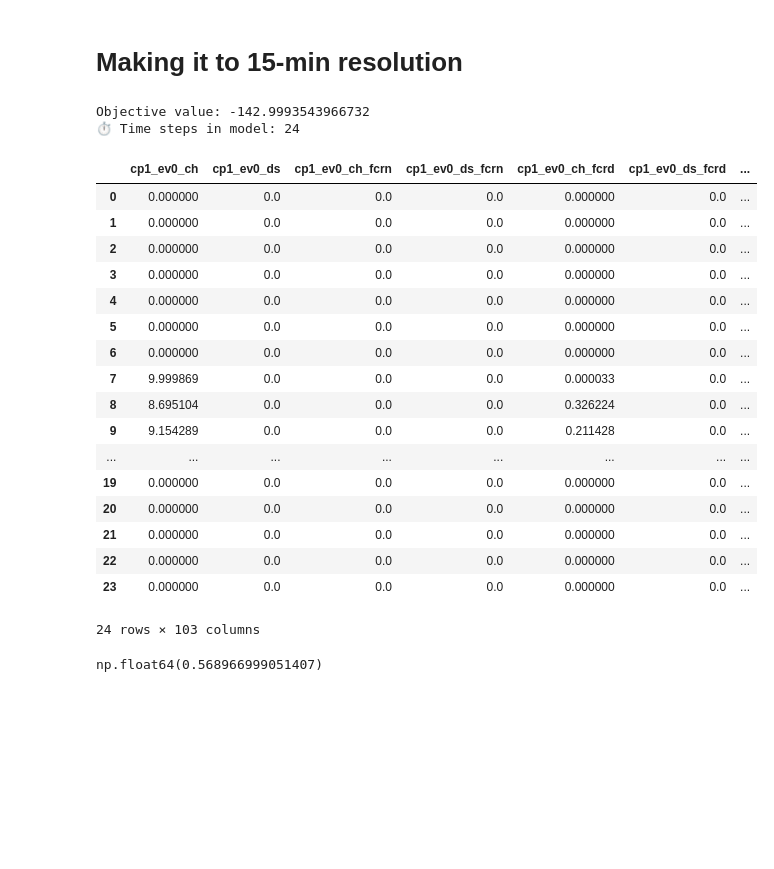
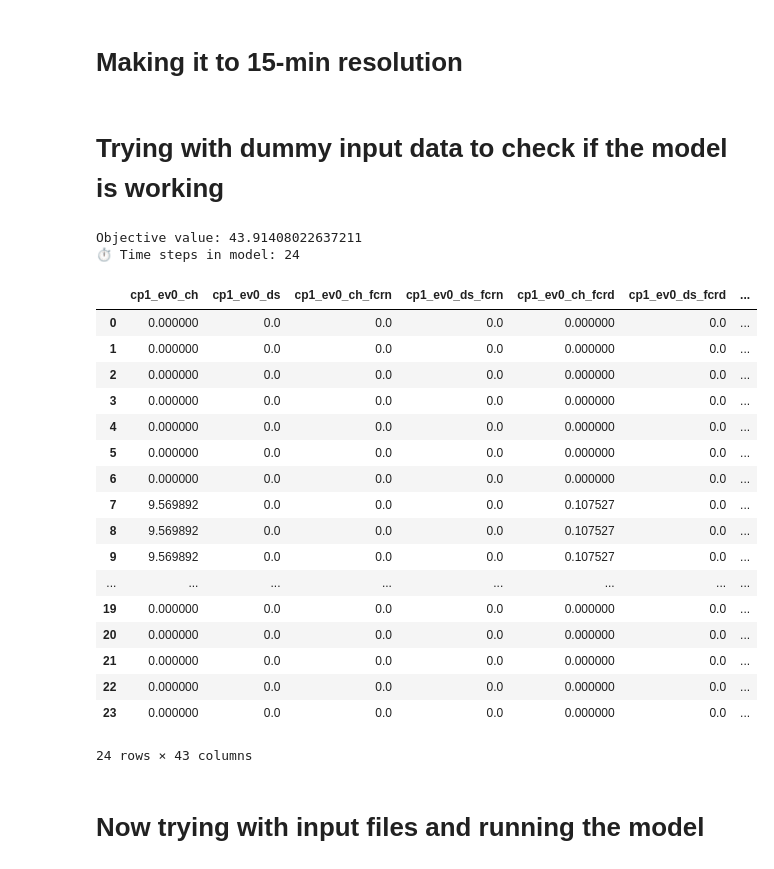
Before and after one commit to SaraAboebeid/ECOM-Tool, a Jupyter notebook: LEC-Opt-with_aging_FCRN_FCRD_15min.ipynb, the cells around one changed output. Cells and saved outputs as stored; diff of their text form; code cells hidden in the pictures; blank space fills up the shorter version.

```diff
--- a/LEC-Opt-with_aging_FCRN_FCRD_15min.ipynb
+++ b/LEC-Opt-with_aging_FCRN_FCRD_15min.ipynb
@@ -915,3 +940,5 @@ class LEC_Opt_spot_fcrn_fcrd():
+# %% [markdown]
+# Trying with dummy input data to check if the model is working
 # %%
 #name, ev_capacity, ev_max_power, ev_arrival_soc, ev_arrival, ev_departure, ev_desired_soc
 T = 24
@@ -919,62 +946,65 @@ T = 24
 # Spot prices (€/kWh)
 spot_prices = [0.0 if i < 6 or i > 18 else 0.5 + 0.01*np.sin(i*np.pi/12) for i in range(T)]
 fcrn_prices = [0.0 if i < 6 or i > 18 else 0.5 + 0.01*np.sin(i*np.pi/12) for i in range(T)]
+fcrdu_prices = [20.0 if i < 6 or i > 18 else 0.5 + 0.01*np.sin(i*np.pi/12)*2 for i in range(T)]
+fcrdd_prices = [18 if i < 6 or i > 18 else 0.5 + 0.01*np.sin(i*np.pi/12)*2.2 for i in range(T)]
 up_reg = [0.5 + 0.01*np.sin(i*np.pi/12) for i in range(T)]
 down_reg = [0.5 + 0.01*np.cos(i*np.pi/12) for i in range(T)]
 act_up = [0.25 if i < 6 or i > 18 else 0 for i in range(T)]
 act_down = [0 if i < 6 or i > 18 else 0.25 for i in range(T)]
 
 # 24-hour realistic load and PV
 load = [15 + 0.5*np.sin(i*np.pi/12) for i in range(T)]
 pv_production = [0.0 if i < 6 or i > 18 else 1.5*np.sin((i-6)*np.pi/12) for i in range(T)]
 load1 = [10 + 0.5*np.sin(i*np.pi/12) for i in range(T)]
 pv_production1 = [0.0 if i < 6 or i > 18 else 2.5*np.sin((i-6)*np.pi/12) for i in range(T)]
 
 base_temp = -5  # average daily temperature
 amplitude = 4   # daily variation
 
 winter_temperature = [
     base_temp + amplitude * np.cos((i - 8) * np.pi / 12)  # coldest at ~5 AM
     + np.random.normal(0, 0.5) + 273  # small natural disturbance
     for i in range(T)
 ]
 
 cp1 = charging_point(name = 'cp1', ev_capacity=[45, 65], ev_max_power=[10, 12], ev_arrival=[6, 18], ev_departure= [12, 23], ev_arrival_soc=[0.5, 0.53], ev_desired_soc=[0.75, 0.6])
 cp2 = charging_point(name = 'cp2', ev_capacity=[55, 95], ev_max_power=[10, 12], ev_arrival=[8, 15], ev_departure= [12, 20], ev_arrival_soc=[0.64, 0.7], ev_desired_soc=[0.75, 0.75])
 
 b1 = building(name= 'b1', load = load, pv_production=pv_production, bess_capacity=100, bess_initial_soc=0.2, bess_max_power=15)
 b2 = building(name= 'b2', load = load1, pv_production=pv_production1, bess_capacity=80, bess_initial_soc=0.5, bess_max_power=7.5)
 b3 = building(name= 'b3', load = [0*i for i in range(len(load1))], pv_production=[0*i for i in range(len(pv_production1))], bess_capacity=80, bess_initial_soc=0.5, bess_max_power=7.5)
 
-opt_model = LEC_Opt_spot_fcrn_fcrd([cp1, cp2], [b1, b2, b3], spot_prices, temperature=winter_temperature, fcrn_prices=fcrn_prices, reg_up=up_reg, reg_down=down_reg, act_fcrn_up=act_up, act_fcrn_down=act_down,
-                                   act_fcrd_up=act_up, act_fcrd_down=act_down, fcrn_on=1, fcrdd_on=1, fcrdu_on=1, v2g_on=0)
+opt_model = LEC_Opt_spot_fcrn_fcrd([cp1], [], spot_prices, temperature=winter_temperature, fcrn_prices=fcrn_prices, fcrdu_prices=fcrdu_prices, fcrdd_prices=fcrdd_prices,
+                                   reg_up=up_reg, reg_down=down_reg, act_fcrn_up=act_up, act_fcrn_down=act_down,
+                                   act_fcrd_up=act_up, act_fcrd_down=act_down, fcrn_on=1, fcrdd_on=1, fcrdu_on=1, aging=1, v2g_on=0)
 results_df = opt_model.solve()
 df = opt_model.get_results()
+df['Cyc_Age'] = df.filter(regex='_CycAg$').sum(axis=1) * 100
+df['Cal_Age'] = df.filter(regex='_CalAg$').sum(axis=1) * 100
+df['Cyc_Cost'] = df.filter(regex='_CycCost$').sum(axis=1)
+df['Cal_Cost'] = df.filter(regex='_CalCost$').sum(axis=1)
+df
 # %% [output]
-Objective value: -142.9993543966732
+Objective value: 43.91408022637211
 ⏱ Time steps in model: 24
+|  | cp1_ev0_ch | cp1_ev0_ds | cp1_ev0_ch_fcrn | cp1_ev0_ds_fcrn | cp1_ev0_ch_fcrd | cp1_ev0_ds_fcrd | ... |
+| 0 | 0.000000 | 0.0 | 0.0 | 0.0 | 0.000000 | 0.0 | ... |
+| 1 | 0.000000 | 0.0 | 0.0 | 0.0 | 0.000000 | 0.0 | ... |
+| 2 | 0.000000 | 0.0 | 0.0 | 0.0 | 0.000000 | 0.0 | ... |
+| 3 | 0.000000 | 0.0 | 0.0 | 0.0 | 0.000000 | 0.0 | ... |
+| 4 | 0.000000 | 0.0 | 0.0 | 0.0 | 0.000000 | 0.0 | ... |
+| 5 | 0.000000 | 0.0 | 0.0 | 0.0 | 0.000000 | 0.0 | ... |
+| 6 | 0.000000 | 0.0 | 0.0 | 0.0 | 0.000000 | 0.0 | ... |
+| 7 | 9.569892 | 0.0 | 0.0 | 0.0 | 0.107527 | 0.0 | ... |
+| 8 | 9.569892 | 0.0 | 0.0 | 0.0 | 0.107527 | 0.0 | ... |
+| 9 | 9.569892 | 0.0 | 0.0 | 0.0 | 0.107527 | 0.0 | ... |
+| ... | ... | ... | ... | ... | ... | ... | ... |
+| 19 | 0.000000 | 0.0 | 0.0 | 0.0 | 0.000000 | 0.0 | ... |
+| 20 | 0.000000 | 0.0 | 0.0 | 0.0 | 0.000000 | 0.0 | ... |
+| 21 | 0.000000 | 0.0 | 0.0 | 0.0 | 0.000000 | 0.0 | ... |
+| 22 | 0.000000 | 0.0 | 0.0 | 0.0 | 0.000000 | 0.0 | ... |
+| 23 | 0.000000 | 0.0 | 0.0 | 0.0 | 0.000000 | 0.0 | ... |
+24 rows × 43 columns
-# %%
-df
-# %% [output]
-|  | cp1_ev0_ch | cp1_ev0_ds | cp1_ev0_ch_fcrn | cp1_ev0_ds_fcrn | cp1_ev0_ch_fcrd | cp1_ev0_ds_fcrd | ... |
-| 0 | 0.000000 | 0.0 | 0.0 | 0.0 | 0.000000 | 0.0 | ... |
-| 1 | 0.000000 | 0.0 | 0.0 | 0.0 | 0.000000 | 0.0 | ... |
-| 2 | 0.000000 | 0.0 | 0.0 | 0.0 | 0.000000 | 0.0 | ... |
-| 3 | 0.000000 | 0.0 | 0.0 | 0.0 | 0.000000 | 0.0 | ... |
-| 4 | 0.000000 | 0.0 | 0.0 | 0.0 | 0.000000 | 0.0 | ... |
-| 5 | 0.000000 | 0.0 | 0.0 | 0.0 | 0.000000 | 0.0 | ... |
-| 6 | 0.000000 | 0.0 | 0.0 | 0.0 | 0.000000 | 0.0 | ... |
-| 7 | 9.999869 | 0.0 | 0.0 | 0.0 | 0.000033 | 0.0 | ... |
-| 8 | 8.695104 | 0.0 | 0.0 | 0.0 | 0.326224 | 0.0 | ... |
-| 9 | 9.154289 | 0.0 | 0.0 | 0.0 | 0.211428 | 0.0 | ... |
-| ... | ... | ... | ... | ... | ... | ... | ... |
-| 19 | 0.000000 | 0.0 | 0.0 | 0.0 | 0.000000 | 0.0 | ... |
-| 20 | 0.000000 | 0.0 | 0.0 | 0.0 | 0.000000 | 0.0 | ... |
-| 21 | 0.000000 | 0.0 | 0.0 | 0.0 | 0.000000 | 0.0 | ... |
-| 22 | 0.000000 | 0.0 | 0.0 | 0.0 | 0.000000 | 0.0 | ... |
-| 23 | 0.000000 | 0.0 | 0.0 | 0.0 | 0.000000 | 0.0 | ... |
-24 rows × 103 columns
-# %%
-(df['b1_bess_CalAg'].sum() + df['b1_bess_CycAg'].sum())*365
-# %% [output]
-np.float64(0.568966999051407)
+# %% [markdown]
+# Now trying with input files and running the model
```
Also changed, not shown: parts of 10 cells of this notebook, 4 other files.
